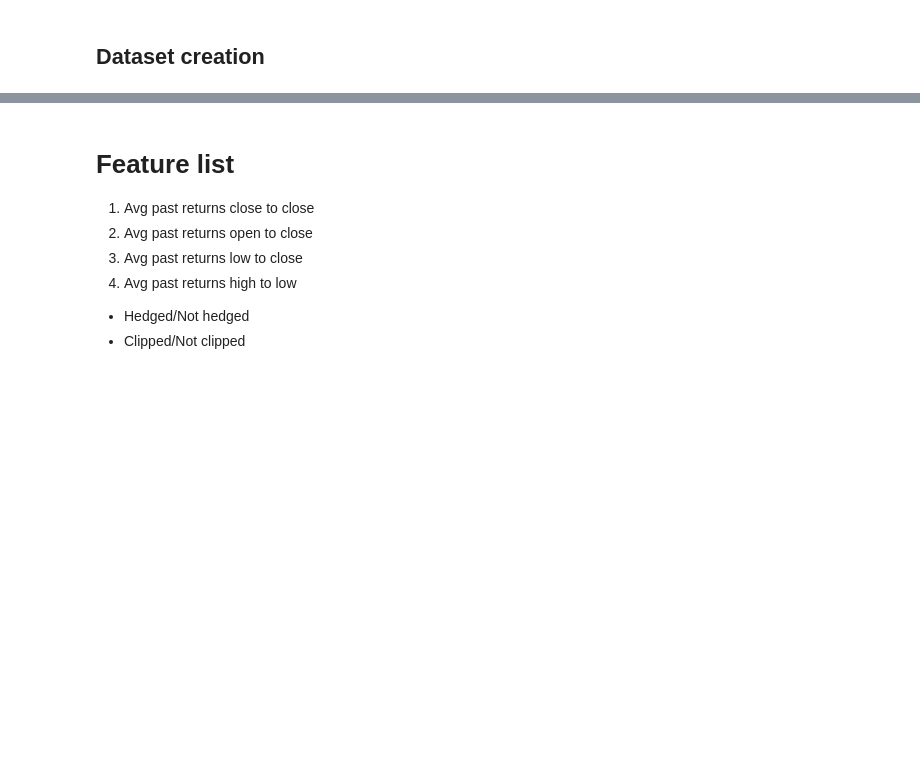
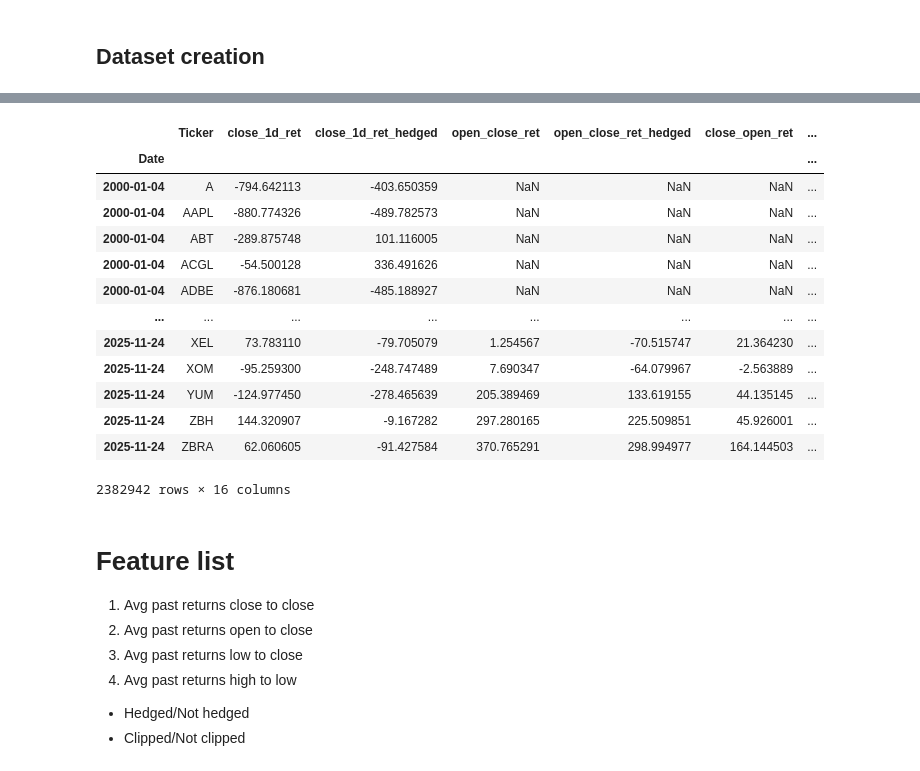
Before and after one commit to Mathieuja/Advanced-ML-Project, a Jupyter notebook: notebook.ipynb, the cells around one changed output, grey strips where cells are left out. Cells and saved outputs as stored; diff of their text form; code cells hidden in the pictures; blank space fills up the shorter version.

```diff
--- a/notebook.ipynb
+++ b/notebook.ipynb
@@ -155,6 +193,23 @@ df.tail()
 # %%
 linear_features = ['close_1d_ret_lag1', 'close_1d_ret_hedged_lag1', 'open_close_ret', 'open_close_ret_hedged', 'close_open_ret', 'close_open_ret_hedged', 'high_low_ret', 'high_low_ret_hedged', 'body_ratio']
 non_linear_features = ['share_dollar_volume', 'turnover_proxy']
+# %%
+df
+# %% [output]
+|  | Ticker | close_1d_ret | close_1d_ret_hedged | open_close_ret | open_close_ret_hedged | close_open_ret | ... |
+| Date |  |  |  |  |  |  | ... |
+| 2000-01-04 | A | -794.642113 | -403.650359 | NaN | NaN | NaN | ... |
+| 2000-01-04 | AAPL | -880.774326 | -489.782573 | NaN | NaN | NaN | ... |
+| 2000-01-04 | ABT | -289.875748 | 101.116005 | NaN | NaN | NaN | ... |
+| 2000-01-04 | ACGL | -54.500128 | 336.491626 | NaN | NaN | NaN | ... |
+| 2000-01-04 | ADBE | -876.180681 | -485.188927 | NaN | NaN | NaN | ... |
+| ... | ... | ... | ... | ... | ... | ... | ... |
+| 2025-11-24 | XEL | 73.783110 | -79.705079 | 1.254567 | -70.515747 | 21.364230 | ... |
+| 2025-11-24 | XOM | -95.259300 | -248.747489 | 7.690347 | -64.079967 | -2.563889 | ... |
+| 2025-11-24 | YUM | -124.977450 | -278.465639 | 205.389469 | 133.619155 | 44.135145 | ... |
+| 2025-11-24 | ZBH | 144.320907 | -9.167282 | 297.280165 | 225.509851 | 45.926001 | ... |
+| 2025-11-24 | ZBRA | 62.060605 | -91.427584 | 370.765291 | 298.994977 | 164.144503 | ... |
+2382942 rows × 16 columns
 # %% [markdown]
 # Feature list
 1. Avg past returns close to close
```
Also changed, not shown: parts of 19 cells of this notebook.
